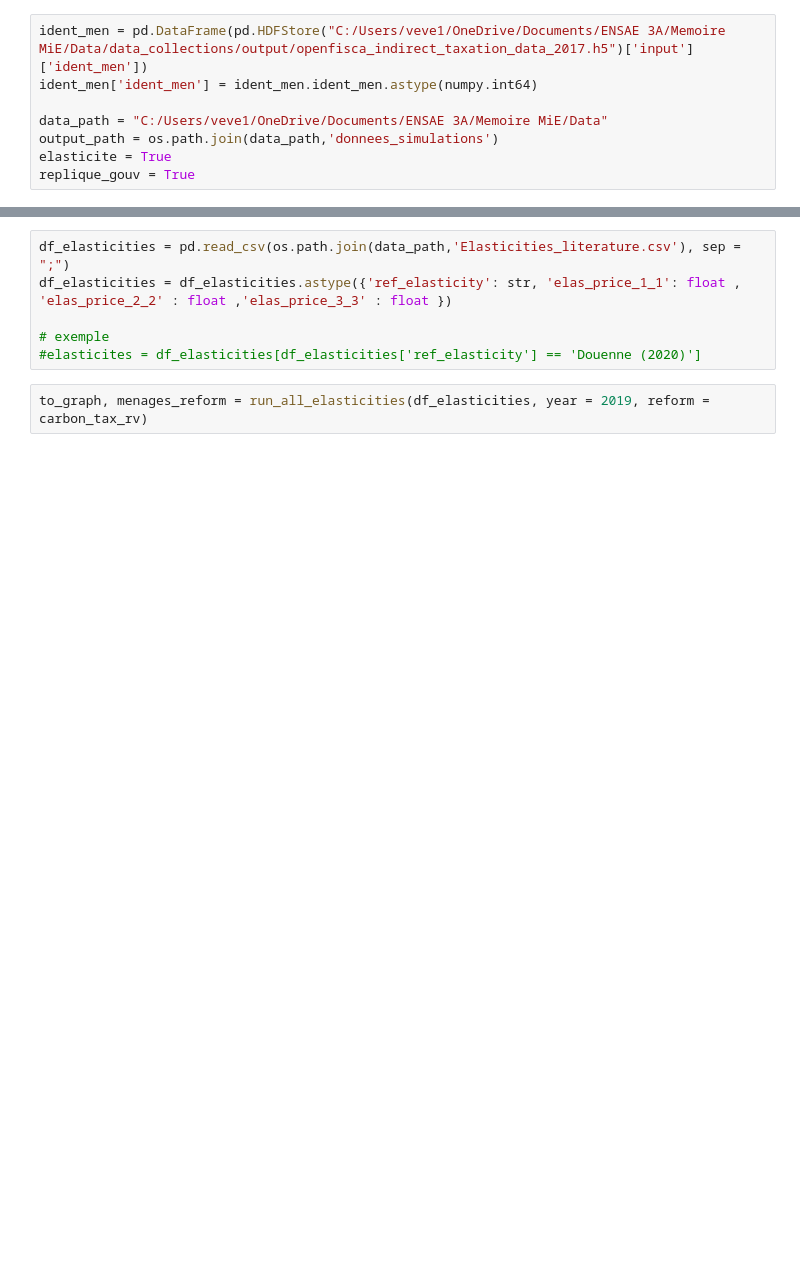
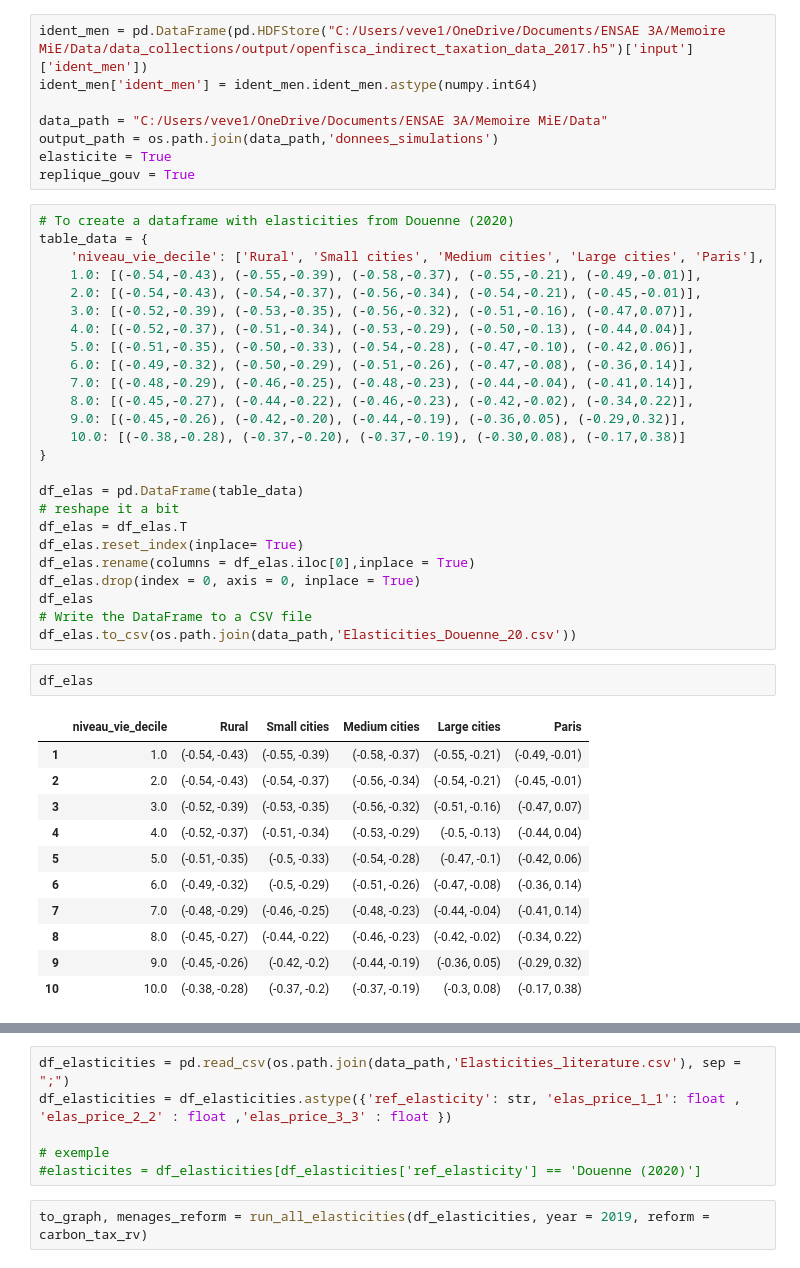
Before and after one commit to openfisca/openfisca-france-indirect-taxation, a Jupyter notebook: openfisca_france_indirect_taxation/projects/Master_Thesis_Herve/Simulation_taxe_energie_winners_losers.ipynb, the cells around one changed output, grey strips where cells are left out. Saved outputs shown, nothing was run; the diff lists cells and outputs as text; blank space fills up the shorter version.

Commit message:
migrating to vectorial elasticities

```diff
--- a/openfisca_france_indirect_taxation/projects/Master_Thesis_Herve/Simulation_taxe_energie_winners_losers.ipynb
+++ b/openfisca_france_indirect_taxation/projects/Master_Thesis_Herve/Simulation_taxe_energie_winners_losers.ipynb
@@ -33,3 +33,42 @@ data_path = "C:/Users/veve1/OneDrive/Documents/ENSAE 3A/Memoire MiE/Data"
 output_path = os.path.join(data_path,'donnees_simulations')
 elasticite = True
 replique_gouv = True
+# %%
+# To create a dataframe with elasticities from Douenne (2020)
+table_data = {
+    'niveau_vie_decile': ['Rural', 'Small cities', 'Medium cities', 'Large cities', 'Paris'],
+    1.0: [(-0.54,-0.43), (-0.55,-0.39), (-0.58,-0.37), (-0.55,-0.21), (-0.49,-0.01)],
+    2.0: [(-0.54,-0.43), (-0.54,-0.37), (-0.56,-0.34), (-0.54,-0.21), (-0.45,-0.01)],
+    3.0: [(-0.52,-0.39), (-0.53,-0.35), (-0.56,-0.32), (-0.51,-0.16), (-0.47,0.07)],
+    4.0: [(-0.52,-0.37), (-0.51,-0.34), (-0.53,-0.29), (-0.50,-0.13), (-0.44,0.04)],
+    5.0: [(-0.51,-0.35), (-0.50,-0.33), (-0.54,-0.28), (-0.47,-0.10), (-0.42,0.06)],
+    6.0: [(-0.49,-0.32), (-0.50,-0.29), (-0.51,-0.26), (-0.47,-0.08), (-0.36,0.14)],
+    7.0: [(-0.48,-0.29), (-0.46,-0.25), (-0.48,-0.23), (-0.44,-0.04), (-0.41,0.14)],
+    8.0: [(-0.45,-0.27), (-0.44,-0.22), (-0.46,-0.23), (-0.42,-0.02), (-0.34,0.22)],
+    9.0: [(-0.45,-0.26), (-0.42,-0.20), (-0.44,-0.19), (-0.36,0.05), (-0.29,0.32)],
+    10.0: [(-0.38,-0.28), (-0.37,-0.20), (-0.37,-0.19), (-0.30,0.08), (-0.17,0.38)]
+}
+
+df_elas = pd.DataFrame(table_data)
+# reshape it a bit
+df_elas = df_elas.T
+df_elas.reset_index(inplace= True)
+df_elas.rename(columns = df_elas.iloc[0],inplace = True)
+df_elas.drop(index = 0, axis = 0, inplace = True)
+df_elas
+# Write the DataFrame to a CSV file
+df_elas.to_csv(os.path.join(data_path,'Elasticities_Douenne_20.csv'))
+# %%
+df_elas
+# %% [output]
+|  | niveau_vie_decile | Rural | Small cities | Medium cities | Large cities | Paris |
+| 1 | 1.0 | (-0.54, -0.43) | (-0.55, -0.39) | (-0.58, -0.37) | (-0.55, -0.21) | (-0.49, -0.01) |
+| 2 | 2.0 | (-0.54, -0.43) | (-0.54, -0.37) | (-0.56, -0.34) | (-0.54, -0.21) | (-0.45, -0.01) |
+| 3 | 3.0 | (-0.52, -0.39) | (-0.53, -0.35) | (-0.56, -0.32) | (-0.51, -0.16) | (-0.47, 0.07) |
+| 4 | 4.0 | (-0.52, -0.37) | (-0.51, -0.34) | (-0.53, -0.29) | (-0.5, -0.13) | (-0.44, 0.04) |
+| 5 | 5.0 | (-0.51, -0.35) | (-0.5, -0.33) | (-0.54, -0.28) | (-0.47, -0.1) | (-0.42, 0.06) |
+| 6 | 6.0 | (-0.49, -0.32) | (-0.5, -0.29) | (-0.51, -0.26) | (-0.47, -0.08) | (-0.36, 0.14) |
+| 7 | 7.0 | (-0.48, -0.29) | (-0.46, -0.25) | (-0.48, -0.23) | (-0.44, -0.04) | (-0.41, 0.14) |
+| 8 | 8.0 | (-0.45, -0.27) | (-0.44, -0.22) | (-0.46, -0.23) | (-0.42, -0.02) | (-0.34, 0.22) |
+| 9 | 9.0 | (-0.45, -0.26) | (-0.42, -0.2) | (-0.44, -0.19) | (-0.36, 0.05) | (-0.29, 0.32) |
+| 10 | 10.0 | (-0.38, -0.28) | (-0.37, -0.2) | (-0.37, -0.19) | (-0.3, 0.08) | (-0.17, 0.38) |
```
Also changed, not shown: parts of 10 cells of this notebook, 1 other file.
